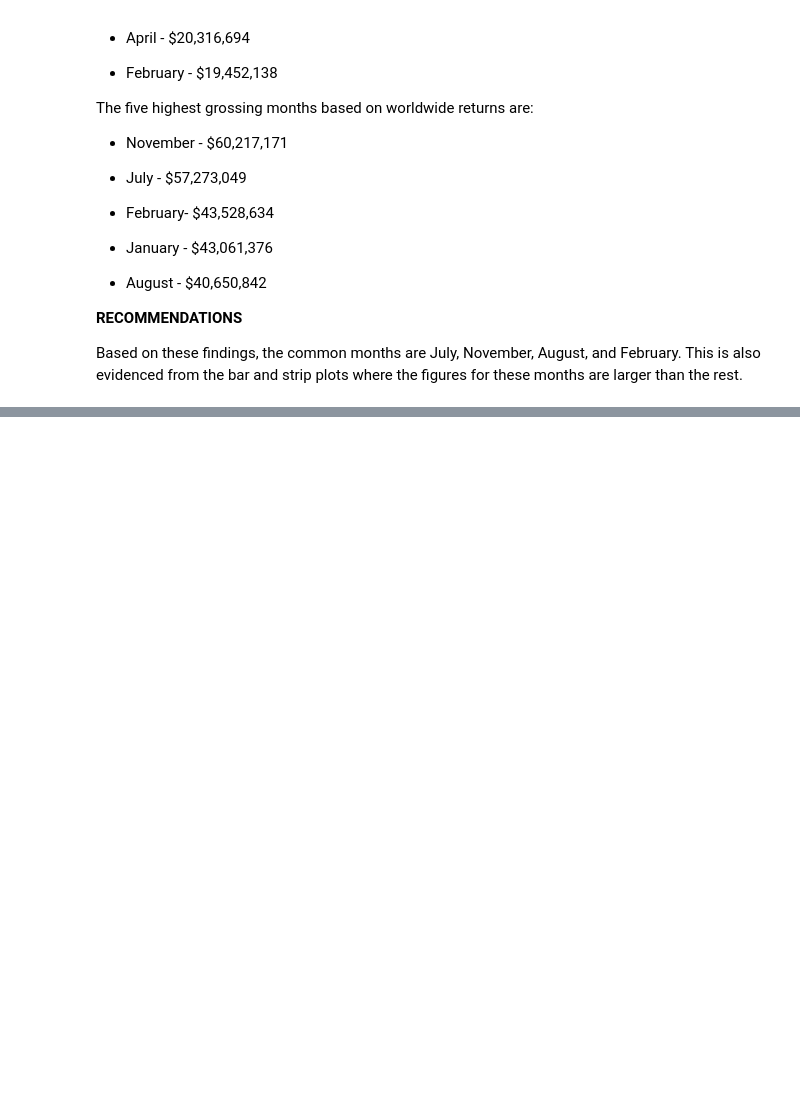
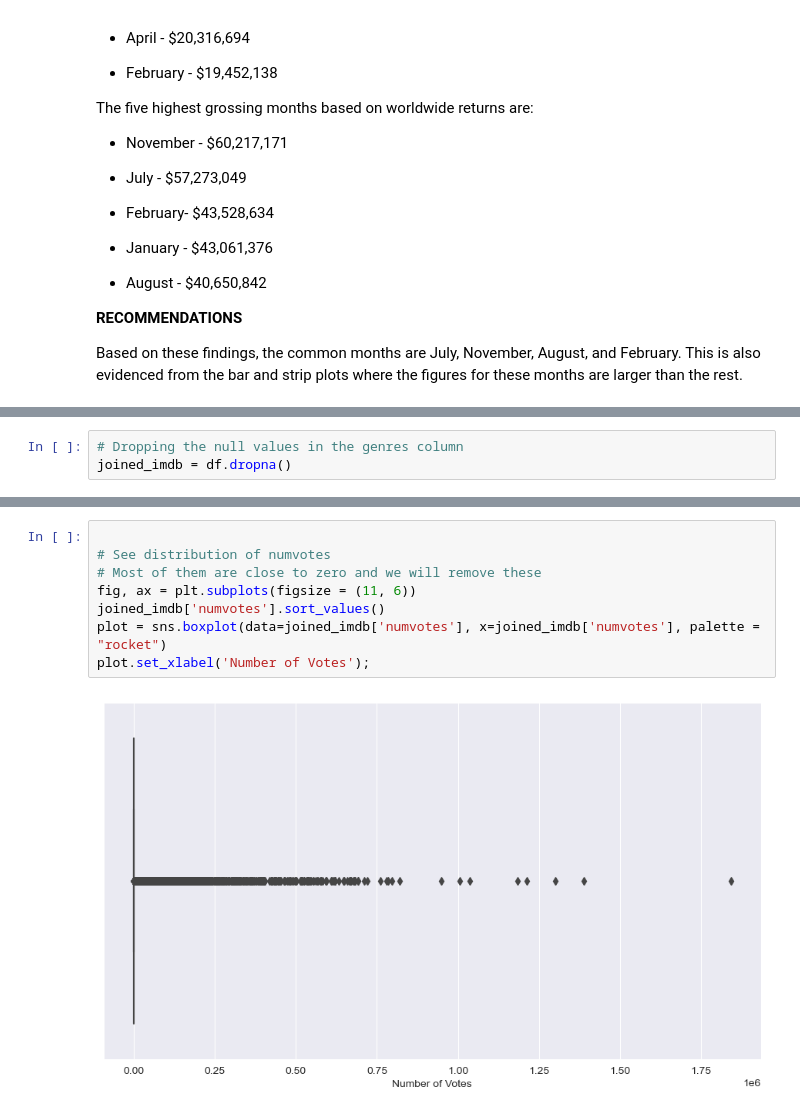
Before and after one commit to KImondorose/Film-Industry-Exploration, a Jupyter notebook: index.ipynb, the cells around one changed output, grey strips where cells are left out. Cells and saved outputs as stored; diff of their text form; blank space fills up the shorter version.

```diff
--- a/index.ipynb
+++ b/index.ipynb
@@ -1125,0 +1126,3 @@ dtype: int64
+# %%
+# Dropping the null values in the genres column
+joined_imdb = df.dropna()
@@ -1125,0 +1198,10 @@ dtype: int64
+# %%
+
+# See distribution of numvotes
+# Most of them are close to zero and we will remove these
+fig, ax = plt.subplots(figsize = (11, 6))
+joined_imdb['numvotes'].sort_values()
+plot = sns.boxplot(data=joined_imdb['numvotes'], x=joined_imdb['numvotes'], palette = "rocket")
+plot.set_xlabel('Number of Votes');
+# %% [output]
+[figure, added]
```
Also changed, not shown: parts of 41 cells of this notebook, 1 other file.
